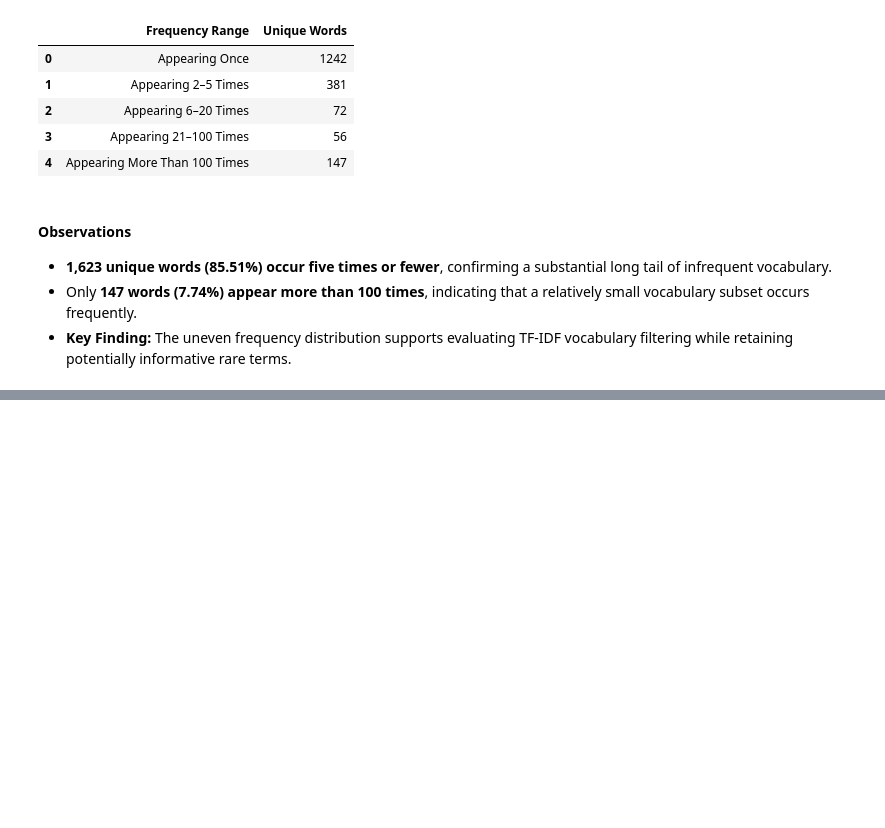
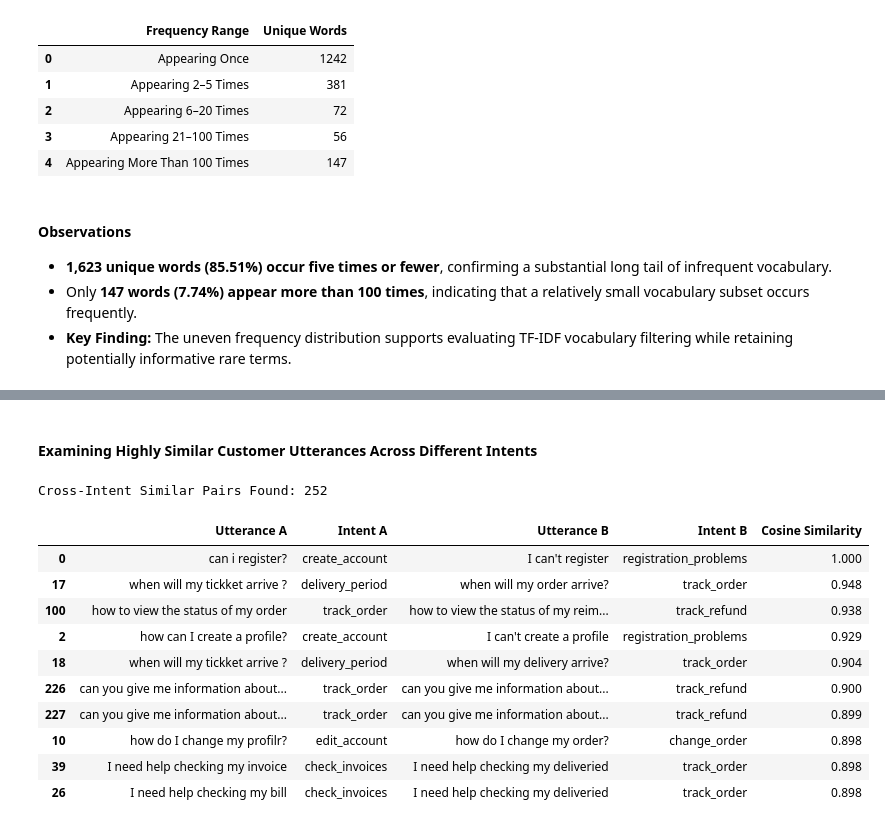
Before and after one commit to TejasMJ/Customer-Support-Intent-Intelligence, a Jupyter notebook: notebooks/02_exploratory_data_analysis.ipynb, the cells around one changed output, grey strips where cells are left out. Saved outputs shown, nothing was run; the diff lists cells and outputs as text; code cells hidden in the pictures; blank space fills up the shorter version.

```diff
--- a/notebooks/02_exploratory_data_analysis.ipynb
+++ b/notebooks/02_exploratory_data_analysis.ipynb
@@ -519,0 +828,72 @@ display(frequency_summary)
+# %% [markdown]
+#### Examining Highly Similar Customer Utterances Across Different Intents
+# %%
+from sklearn.feature_extraction.text import TfidfVectorizer
+from sklearn.neighbors import NearestNeighbors
+
+unique_df = df.drop_duplicates(subset=["utterance"]).reset_index(drop=True)
+
+similarity_vectorizer = TfidfVectorizer(
+    ngram_range=(1, 2),
+    min_df=2,
+    sublinear_tf=True
+)
+
+X_similarity = similarity_vectorizer.fit_transform(unique_df["utterance"])
+
+neighbors = NearestNeighbors(
+    n_neighbors=10,
+    metric="cosine",
+    algorithm="brute",
+    n_jobs=-1
+)
+neighbors.fit(X_similarity)
+
+distances, indices = neighbors.kneighbors(X_similarity)
+
+similar_pairs = []
+
+for i in range(len(unique_df)):
+    for distance, j in zip(distances[i], indices[i]):
+        if i >= j:
+            continue
+
+        if unique_df.at[i, "intent"] == unique_df.at[j, "intent"]:
+            continue
+
+        similarity = 1 - distance
+
+        if similarity >= 0.80:
+            similar_pairs.append({
+                "Utterance A": unique_df.at[i, "utterance"],
+                "Intent A": unique_df.at[i, "intent"],
+                "Utterance B": unique_df.at[j, "utterance"],
+                "Intent B": unique_df.at[j, "intent"],
+                "Cosine Similarity": round(similarity, 3)
+            })
+
+similarity_results = (
+    pd.DataFrame(similar_pairs)
+    .sort_values("Cosine Similarity", ascending=False)
+    if similar_pairs
+    else pd.DataFrame(columns=[
+        "Utterance A", "Intent A", "Utterance B",
+        "Intent B", "Cosine Similarity"
+    ])
+)
+
+print(f"Cross-Intent Similar Pairs Found: {len(similarity_results)}")
+display(similarity_results.head(10))
+# %% [output]
+Cross-Intent Similar Pairs Found: 252
+|  | Utterance A | Intent A | Utterance B | Intent B | Cosine Similarity |
+| 0 | can i register? | create_account | I can't register | registration_problems | 1.000 |
+| 17 | when will my tickket arrive ? | delivery_period | when will my order arrive? | track_order | 0.948 |
+| 100 | how to view the status of my order | track_order | how to view the status of my reim... | track_refund | 0.938 |
+| 2 | how can I create a profile? | create_account | I can't create a profile | registration_problems | 0.929 |
+| 18 | when will my tickket arrive ? | delivery_period | when will my delivery arrive? | track_order | 0.904 |
+| 226 | can you give me information about... | track_order | can you give me information about... | track_refund | 0.900 |
+| 227 | can you give me information about... | track_order | can you give me information about... | track_refund | 0.899 |
+| 10 | how do I change my profilr? | edit_account | how do I change my order? | change_order | 0.898 |
+| 39 | I need help checking my invoice | check_invoices | I need help checking my deliveried | track_order | 0.898 |
+| 26 | I need help checking my bill | check_invoices | I need help checking my deliveried | track_order | 0.898 |
```
Also changed, not shown: parts of 19 cells of this notebook.
